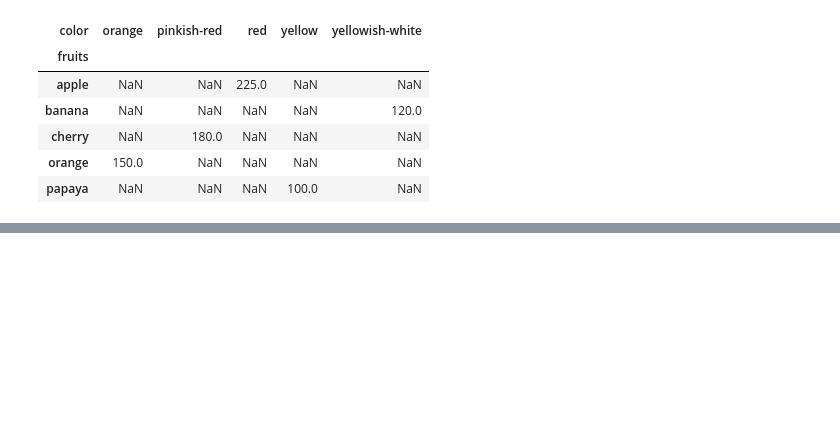
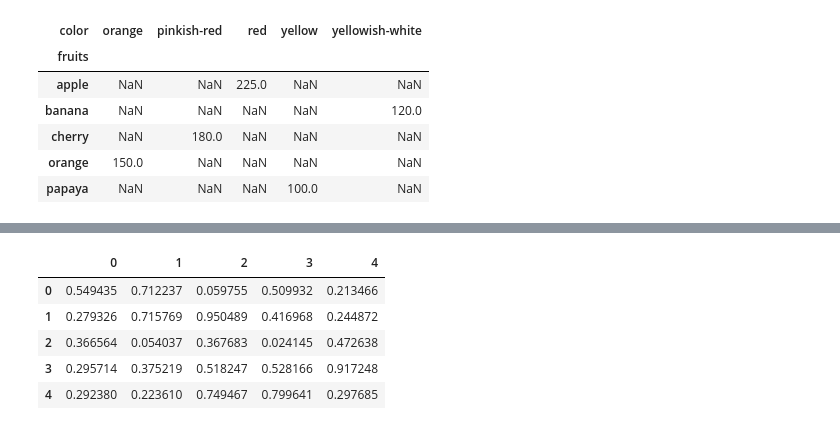
Before and after one commit to 24f3003058/100-pandas-puzzles, a Jupyter notebook: Challenge100.ipynb, the cells around one changed output, grey strips where cells are left out. Drawn from its saved outputs; the diff is of its cells as text; code cells hidden in the pictures; blank space fills up the shorter version.

```diff
--- a/Challenge100.ipynb
+++ b/Challenge100.ipynb
@@ -236,0 +272,10 @@ df.pivot_table(index='fruits',columns='color',values="price", aggfunc='mean')
+# %%
+df=pd.DataFrame(np.random.random(size=(5,5)))
+df
+# %% [output]
+|  | 0 | 1 | 2 | 3 | 4 |
+| 0 | 0.549435 | 0.712237 | 0.059755 | 0.509932 | 0.213466 |
+| 1 | 0.279326 | 0.715769 | 0.950489 | 0.416968 | 0.244872 |
+| 2 | 0.366564 | 0.054037 | 0.367683 | 0.024145 | 0.472638 |
+| 3 | 0.295714 | 0.375219 | 0.518247 | 0.528166 | 0.917248 |
+| 4 | 0.292380 | 0.223610 | 0.749467 | 0.799641 | 0.297685 |
```
Also changed, not shown: parts of 8 cells of this notebook.
